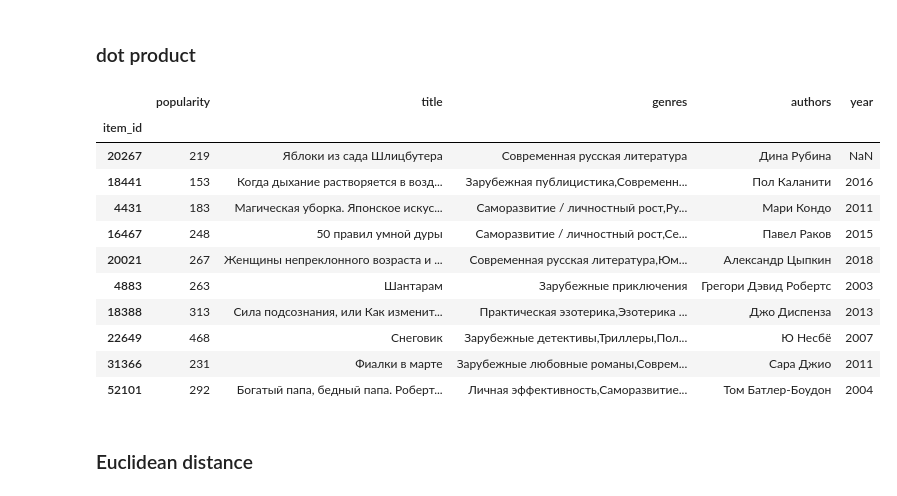
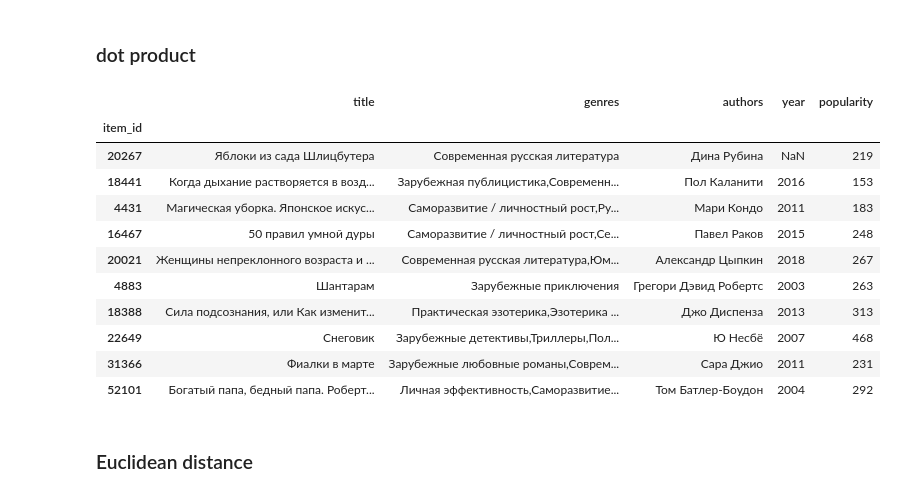
Before and after one commit to monkey0head/recsys_sem, a Jupyter notebook: recommender_systems_intro_2022.ipynb, the cells around one changed output. Cells and saved outputs as stored; diff of their text form; code cells hidden in the pictures.

```diff
--- a/recommender_systems_intro_2022.ipynb
+++ b/recommender_systems_intro_2022.ipynb
@@ -551,6 +556,7 @@ class PopularModel(ParentModel):
         # ======= YOUR CODE HERE ==========
         self.items_popularity = log.groupby('item_id')['user_id'].count().sort_values(ascending=False).rename('popularity') / log['user_id'].nunique()
         # =================================
+        return self
 
     def _predict(self,
                 log: pd.DataFrame,
@@ -960,6 +965,7 @@ class NeighbourModel(ParentModel):
             user_features: Optional[pd.DataFrame]=None,
             item_features: Optional[pd.DataFrame]=None) -> 'NeighbourModel':
         self.pairs_lift = get_item_to_item_lift(log, self.min_support)
+        return self
 
     def _predict(self,
                 log: pd.DataFrame,
@@ -969,12 +975,12 @@ class NeighbourModel(ParentModel):
                 item_features: Optional[pd.DataFrame]=None,
                 filter_seen:bool = True) -> pd.DataFrame:
         history = log.merge(users.drop_duplicates(), on='user_id')
-        lift_martix = leave_top_k(self.pairs_lift, k,
-                 group_by_col='item_id_x',
-                 order_by_col='lift')
+        lift_matrix = leave_top_k(self.pairs_lift, k,
+                                  group_by_col='item_id_x',
+                                  order_by_col='lift')
 
         # ======= YOUR CODE HERE ==========
-        history = history.merge(lift_martix[['item_id_x', 'item_id_y', 'lift']], left_on='item_id', right_on='item_id_x')
+        history = history.merge(lift_matrix[['item_id_x', 'item_id_y', 'lift']], left_on='item_id', right_on='item_id_x')
         pred = history.groupby(['user_id', 'item_id_y'])['lift'].count().rename('relevance')
         pred = pred.reset_index().rename(columns={'item_id_y': 'item_id'})
         return pred
@@ -1132,6 +1141,7 @@ class SVDModel(ParentModel):
             item_features: Optional[pd.DataFrame]=None) -> 'SVDModel':
         csr_train = csr_matrix((np.ones(log.shape[0]).astype(float), (log['user_id'], log['item_id'])))
         self.user_vectors, self.singular_values, self.item_vectors = svds(A=csr_train, k=self.rank)
+        return self
 
     def _split_pair(self,
                     pred):
@@ -1153,7 +1163,7 @@ class SVDModel(ParentModel):
         # ======= YOUR CODE HERE ==========
         def als_pred_by_user(user_id):
             """
-            Get top-k recs for user as a list of tulpes with <item_id, relevance>
+            Get top-k recs for user as a list of tuples with <item_id, relevance>
             """
             rel = self.user_vectors[user_id, :] @ np.diag(self.singular_values) @ self.item_vectors
             ids = np.argpartition(rel, -k)[-k:]
@@ -1306,20 +1314,20 @@ items_with_pop[items_with_pop['title'].str.find('Гарри Поттер') != -1
 # %% [markdown]
 ### dot product
 # %%
-items_with_pop.loc[np.argpartition((svd_rec.item_vectors.T[[24306], :] @ svd_rec.item_vectors.T.T).ravel(), -K)[-K:]]
+items_with_pop.loc[np.argpartition((svd_rec.item_vectors.T[[24306], :] @ svd_rec.item_vectors).ravel(), -K)[-K:]]
 # %% [output]
-|  | popularity | title | genres | authors | year |
+|  | title | genres | authors | year | popularity |
 | item_id |  |  |  |  |  |
-| 20267 | 219 | Яблоки из сада Шлицбутера | Современная русская литература | Дина Рубина | NaN |
-| 18441 | 153 | Когда дыхание растворяется в возд... | Зарубежная публицистика,Современн... | Пол Каланити | 2016 |
-| 4431 | 183 | Магическая уборка. Японское искус... | Саморазвитие / личностный рост,Ру... | Мари Кондо | 2011 |
-| 16467 | 248 | 50 правил умной дуры | Саморазвитие / личностный рост,Се... | Павел Раков | 2015 |
-| 20021 | 267 | Женщины непреклонного возраста и ... | Современная русская литература,Юм... | Александр Цыпкин | 2018 |
-| 4883 | 263 | Шантарам | Зарубежные приключения | Грегори Дэвид Робертс | 2003 |
-| 18388 | 313 | Сила подсознания, или Как изменит... | Практическая эзотерика,Эзотерика ... | Джо Диспенза | 2013 |
-| 22649 | 468 | Снеговик | Зарубежные детективы,Триллеры,Пол... | Ю Несбё | 2007 |
-| 31366 | 231 | Фиалки в марте | Зарубежные любовные романы,Соврем... | Сара Джио | 2011 |
-| 52101 | 292 | Богатый папа, бедный папа. Роберт... | Личная эффективность,Саморазвитие... | Том Батлер-Боудон | 2004 |
+| 20267 | Яблоки из сада Шлицбутера | Современная русская литература | Дина Рубина | NaN | 219 |
+| 18441 | Когда дыхание растворяется в возд... | Зарубежная публицистика,Современн... | Пол Каланити | 2016 | 153 |
+| 4431 | Магическая уборка. Японское искус... | Саморазвитие / личностный рост,Ру... | Мари Кондо | 2011 | 183 |
+| 16467 | 50 правил умной дуры | Саморазвитие / личностный рост,Се... | Павел Раков | 2015 | 248 |
+| 20021 | Женщины непреклонного возраста и ... | Современная русская литература,Юм... | Александр Цыпкин | 2018 | 267 |
+| 4883 | Шантарам | Зарубежные приключения | Грегори Дэвид Робертс | 2003 | 263 |
+| 18388 | Сила подсознания, или Как изменит... | Практическая эзотерика,Эзотерика ... | Джо Диспенза | 2013 | 313 |
+| 22649 | Снеговик | Зарубежные детективы,Триллеры,Пол... | Ю Несбё | 2007 | 468 |
+| 31366 | Фиалки в марте | Зарубежные любовные романы,Соврем... | Сара Джио | 2011 | 231 |
+| 52101 | Богатый папа, бедный папа. Роберт... | Личная эффективность,Саморазвитие... | Том Батлер-Боудон | 2004 | 292 |
 # %% [markdown]
 ### Euclidean distance
 # %%
```
Also changed, not shown: parts of 168 cells of this notebook, 2 other files.
